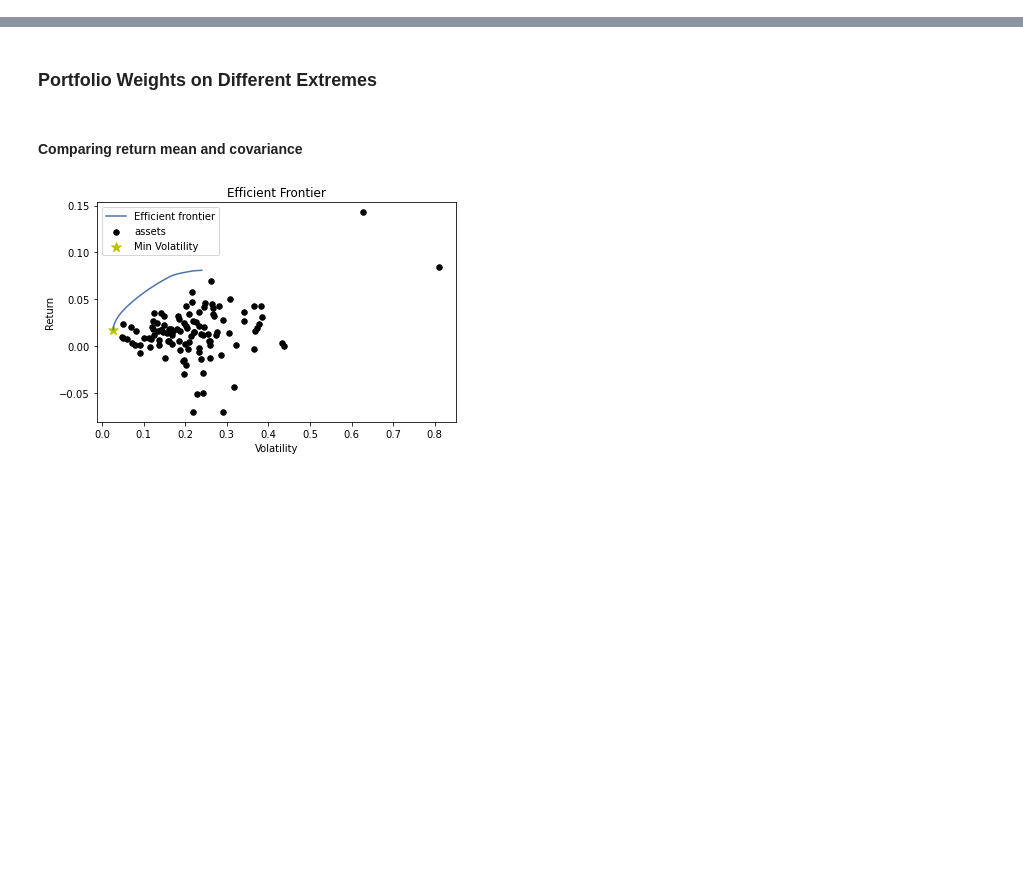
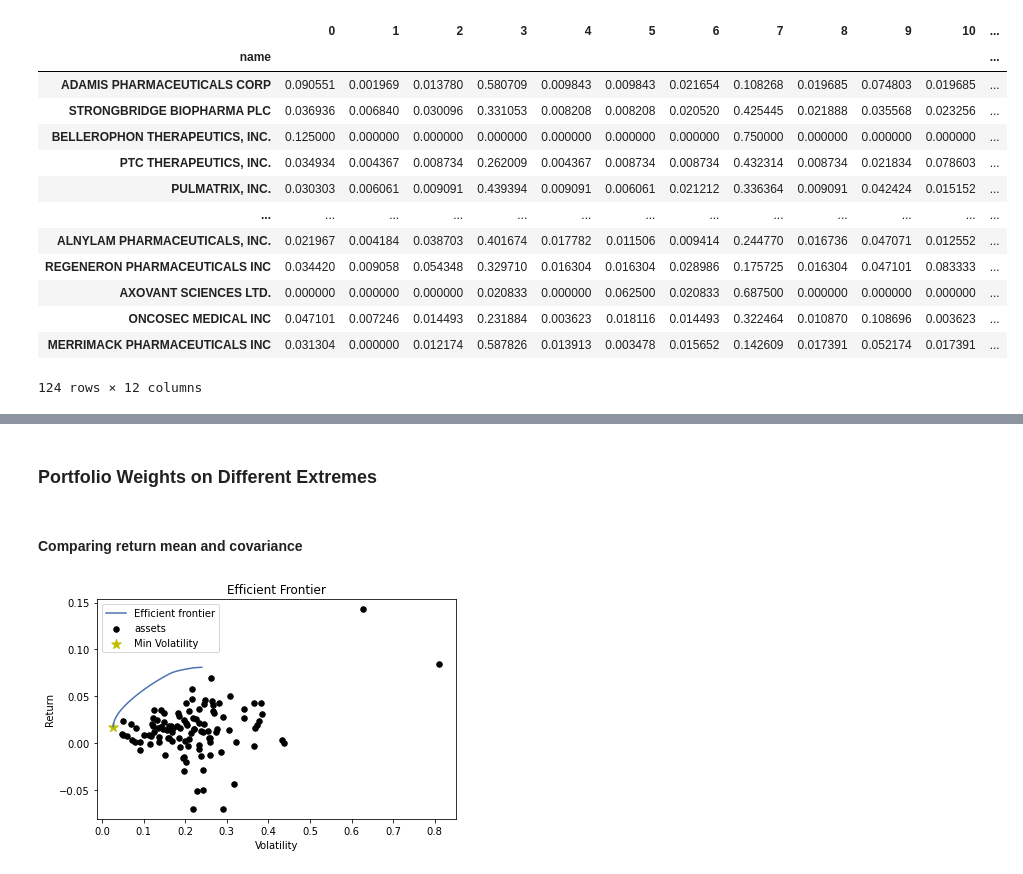
Before and after one commit to richardye101/ubineer_nlp_research, a Jupyter notebook: content/peitong/3.3_Minimum_Variance_Analysis-Factor_Model.ipynb, the cells around one changed output, grey strips where cells are left out. Drawn from its saved outputs; the diff is of its cells as text; code cells hidden in the pictures; blank space fills up the shorter version.

```diff
--- a/content/peitong/3.3_Minimum_Variance_Analysis-Factor_Model.ipynb
+++ b/content/peitong/3.3_Minimum_Variance_Analysis-Factor_Model.ipynb
@@ -122,3 +167,21 @@ Pharm_list = Pharm.index
 # get the companies name that match return data and business description data
 SET = (set(Pharm_list) & set(r_selected.index))
 LIST = [*SET, ]
+# %%
+B_matrix = prob.T[LIST].T.drop_duplicates()
+B_matrix
+# %% [output]
+|  | 0 | 1 | 2 | 3 | 4 | 5 | 6 | 7 | 8 | 9 | 10 | ... |
+| name |  |  |  |  |  |  |  |  |  |  |  | ... |
+| ADAMIS PHARMACEUTICALS CORP | 0.090551 | 0.001969 | 0.013780 | 0.580709 | 0.009843 | 0.009843 | 0.021654 | 0.108268 | 0.019685 | 0.074803 | 0.019685 | ... |
+| STRONGBRIDGE BIOPHARMA PLC | 0.036936 | 0.006840 | 0.030096 | 0.331053 | 0.008208 | 0.008208 | 0.020520 | 0.425445 | 0.021888 | 0.035568 | 0.023256 | ... |
+| BELLEROPHON THERAPEUTICS, INC. | 0.125000 | 0.000000 | 0.000000 | 0.000000 | 0.000000 | 0.000000 | 0.000000 | 0.750000 | 0.000000 | 0.000000 | 0.000000 | ... |
+| PTC THERAPEUTICS, INC. | 0.034934 | 0.004367 | 0.008734 | 0.262009 | 0.004367 | 0.008734 | 0.008734 | 0.432314 | 0.008734 | 0.021834 | 0.078603 | ... |
+| PULMATRIX, INC. | 0.030303 | 0.006061 | 0.009091 | 0.439394 | 0.009091 | 0.006061 | 0.021212 | 0.336364 | 0.009091 | 0.042424 | 0.015152 | ... |
+| ... | ... | ... | ... | ... | ... | ... | ... | ... | ... | ... | ... | ... |
+| ALNYLAM PHARMACEUTICALS, INC. | 0.021967 | 0.004184 | 0.038703 | 0.401674 | 0.017782 | 0.011506 | 0.009414 | 0.244770 | 0.016736 | 0.047071 | 0.012552 | ... |
+| REGENERON PHARMACEUTICALS INC | 0.034420 | 0.009058 | 0.054348 | 0.329710 | 0.016304 | 0.016304 | 0.028986 | 0.175725 | 0.016304 | 0.047101 | 0.083333 | ... |
+| AXOVANT SCIENCES LTD. | 0.000000 | 0.000000 | 0.000000 | 0.020833 | 0.000000 | 0.062500 | 0.020833 | 0.687500 | 0.000000 | 0.000000 | 0.000000 | ... |
+| ONCOSEC MEDICAL INC | 0.047101 | 0.007246 | 0.014493 | 0.231884 | 0.003623 | 0.018116 | 0.014493 | 0.322464 | 0.010870 | 0.108696 | 0.003623 | ... |
+| MERRIMACK PHARMACEUTICALS INC | 0.031304 | 0.000000 | 0.012174 | 0.587826 | 0.013913 | 0.003478 | 0.015652 | 0.142609 | 0.017391 | 0.052174 | 0.017391 | ... |
+124 rows × 12 columns
```
Also changed, not shown: parts of 40 cells of this notebook, 1 other file.
